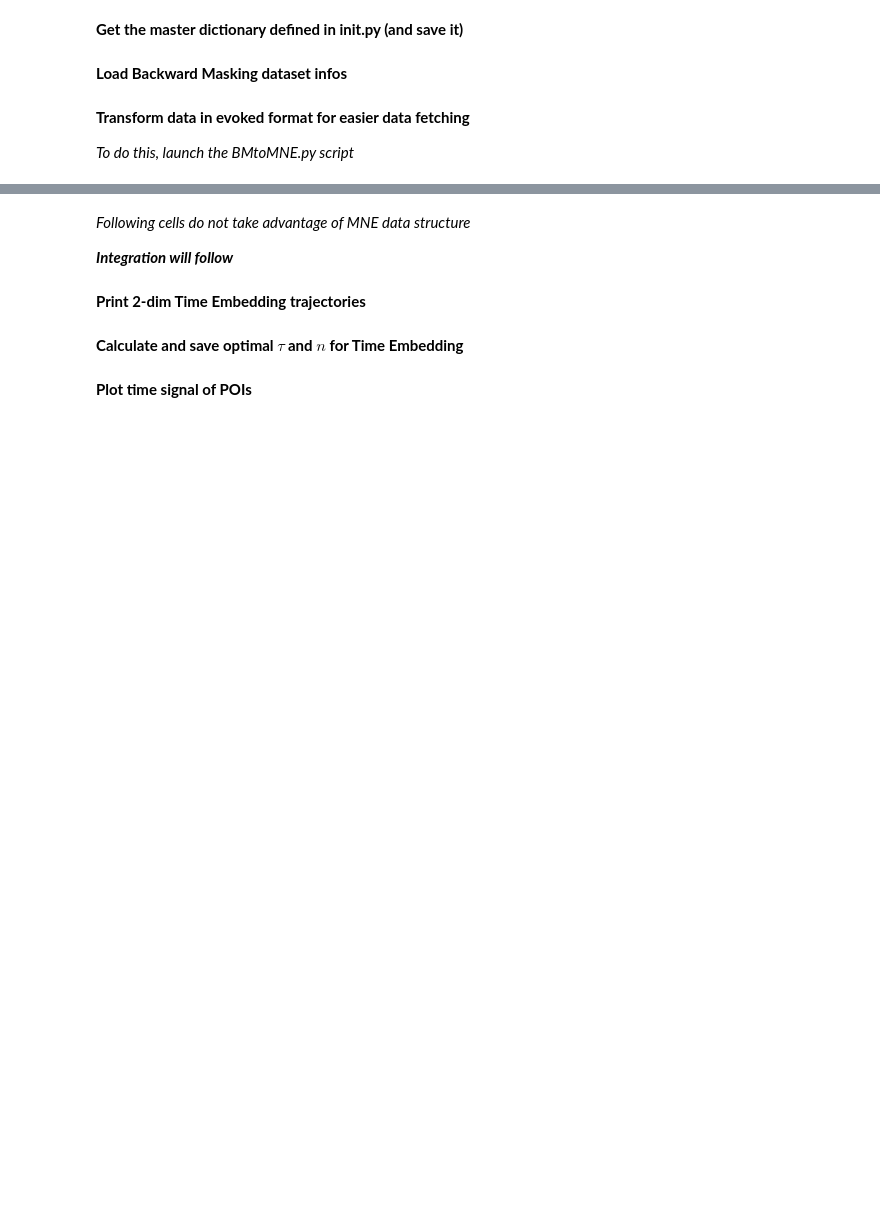
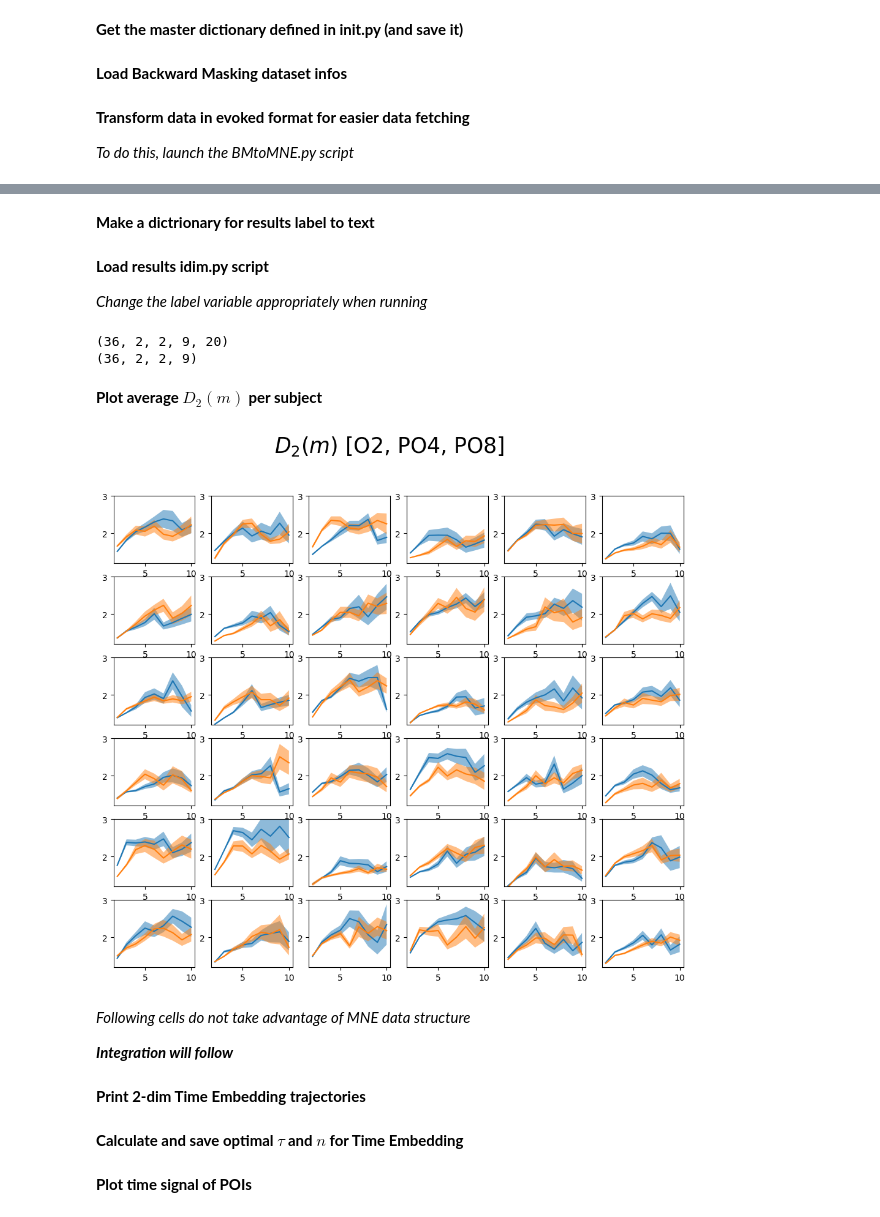
Before and after one commit to lunahsenzacca/nlin-EEG, a Jupyter notebook: nlin-EEG.ipynb, the cells around one changed output, grey strips where cells are left out. Drawn from its saved outputs; the diff is of its cells as text; code cells hidden in the pictures; blank space fills up the shorter version.

```diff
--- a/nlin-EEG.ipynb
+++ b/nlin-EEG.ipynb
@@ -210,8 +188,15 @@ __ = reduceCS(ch_list = pois, path = wf_path + 'BM_CS/', nlabel = lb)
+# %% [markdown]
+**Make a dictrionary for results label to text**
 # %%
-clust_dict = {'G': 'Global Average',
+clust_dict = {'G': 'Global (m $\\le$ 10)',
+              'G20': 'Global (m $\\le$ 20)',
               'PO': 'O2, PO4, PO8',
               'F': 'Fp1, Fp2, Fpz',
               'CPOF': ['O2, PO4, PO8','Fp1, Fp2, Fpz']}
+# %% [markdown]
+**Load results idim.py script**
+
+*Change the label variable appropriately when running*
 # %%
 # Legend
 
@@ -221,11 +206,22 @@ clust_dict = {'G': 'Global Average',
 #Axis 3 = m: Embedding dimension
 #Axis 4 = r
 
+# Experiment label
+exp_label = 'bmasking'
+
 # Results label
-lb = 'G'
+lb = 'CPOF'
+
+cs_path = obs_path(exp_name = exp_name, obs_name = 'corrsum', res_lb = lb)
+
+# Load source results from corrsum.py script
+CS = np.load(cs_path + 'CSums.npy')
+r = np.load(cs_path + 'rvals.npy')
+
+print(CS.shape)
 
 # Load result variables
-with open(wf_path + 'BM_CS/' + lb + '/variables.json', 'r') as f:
+with open(cs_path + 'variables.json', 'r') as f:
     variables = json.load(f)
 
 embs = variables['embeddings']
@@ -238,53 +234,64 @@ vmax = 28
 avg = ''
 
 # logfit.py results label
-ld_lb = avg + '[' + str(vmin) + '_' + str(vmax) + ']'
+ld_lb = avg  + str(vmin) + '_' + str(vmax)
 
-# Load results from logfit.py script
-m = np.load(wf_path + 'BM_CS/'+ lb +'/D2/' + ld_lb + 'slopes.npy')
-em = np.load(wf_path + 'BM_CS/' + lb + '/D2/' + ld_lb + 'errslopes.npy')
+# Load results from idim.py script
+
+d2_path = obs_path(exp_name = exp_name, obs_name = 'idim', res_lb = lb)
+
+m = np.load(d2_path + ld_lb + 'slopes.npy')
+em = np.load(d2_path + ld_lb + 'errslopes.npy')
 
 print(m.shape)
+# %% [output]
+(36, 2, 2, 9, 20)
+(36, 2, 2, 9)
+# %% [markdown]
+**Plot average $D_{2}(m)$ per subject**
 # %%
 # Check expected attractor dimension
 
+# Make appropriate labeling
 sv_lb = lb
 
 if clst == True:
-    cl_idx = 1
+    cl_idx = 0
     M = m[:,:,cl_idx,:]
     EM = em[:,:,cl_idx,:]
 
     sv_lb = lb + str(cl_idx)
 
     title = '$D_{2}(m)$ [' + clust_dict[lb][cl_idx] + ']'
 
 else:
     M = m.mean(axis = 2)
     EM = em.mean(axis = 2)
 
     sv_lb = lb
 
     title = '$D_{2}(m)$ [' + clust_dict[lb] + ']'
 
 fig, axs = plt.subplots(6,6, figsize = (12,10))
 
 for j, ax in enumerate(axs.flat):
 
     ax.plot(embs, M[j,0,:], label = 'Conscious')
     ax.fill_between(embs, M[j,0,:]-EM[j,0,:], M[j,0,:]+EM[j,0,:], alpha = 0.5)
 
     ax.plot(embs, M[j,1,:], label = 'Unconscious')
     ax.fill_between(embs, M[j,1,:]-EM[j,1,:], M[j,1,:]+EM[j,1,:], alpha = 0.5)
 
     ax.set_ylim(1.2,3)
     #ax.set_title(sub_list[j])
 
 fig.suptitle(title, size = 25)
 
-plt.savefig(wf_path + 'pics/backward_masking/'+ sv_lb + avg +'Dattractor.png', dpi = 300)
+plt.savefig(wf_path + 'pics/BM/'+ sv_lb + avg +'_Dattractor.png', dpi = 300)
 
 fig.show()
+# %% [output]
+[figure, added]
 # %% [markdown]
 *Following cells do not take advantage of MNE data structure*
 
```
Also changed, not shown: parts of 12 cells of this notebook.
